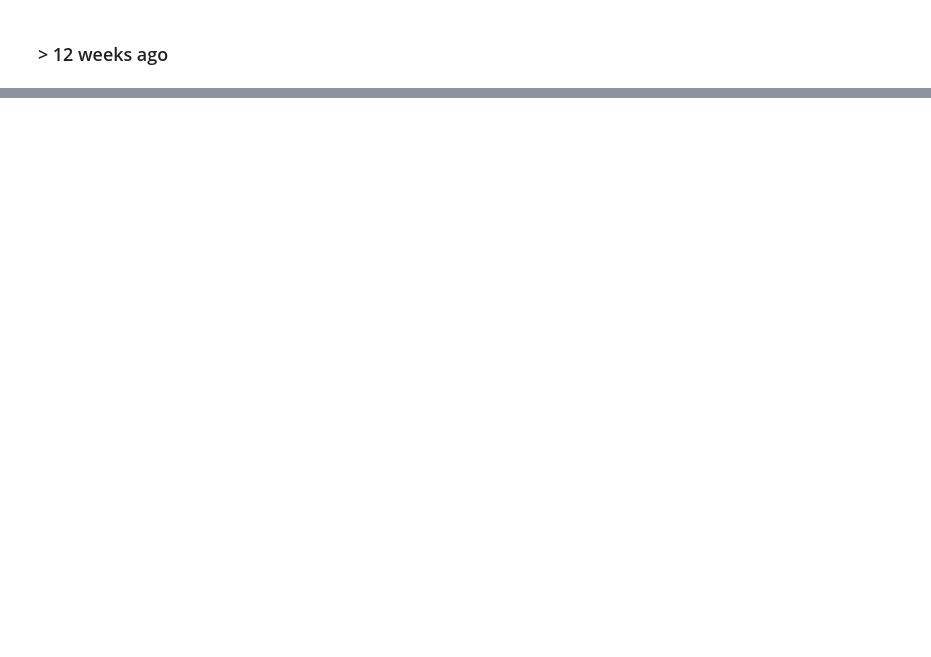
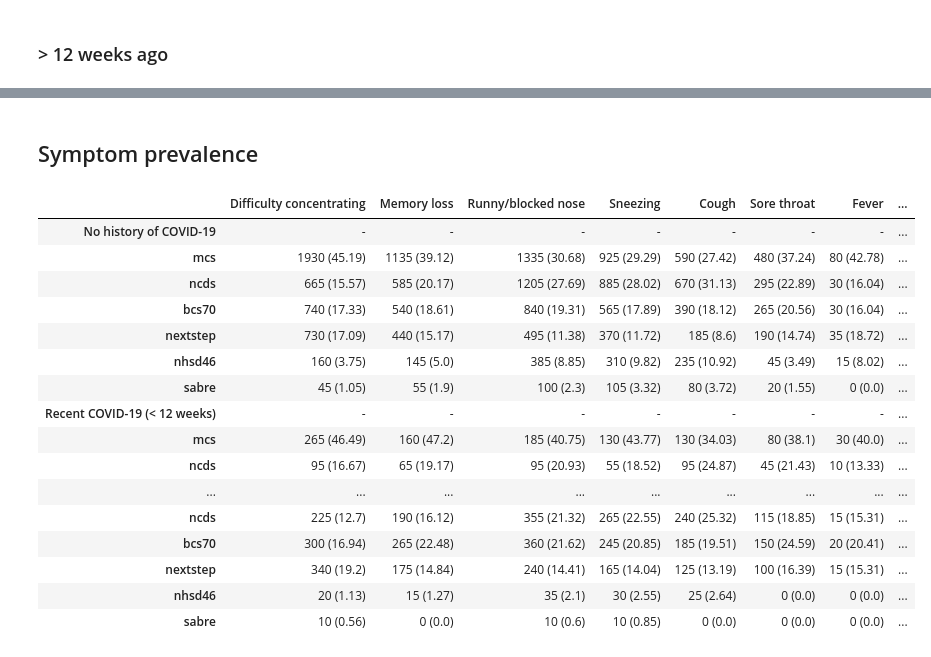
Before and after one commit to UKLLC/llc_0028, a Jupyter notebook: code/outputs/08_tables.ipynb, the cells around one changed output, grey strips where cells are left out. Cells and saved outputs as stored; diff of their text form; code cells hidden in the pictures; blank space fills up the shorter version.

```diff
--- a/code/08_tables.ipynb
+++ b/code/outputs/08_tables.ipynb
@@ -178,3 +178,64 @@ table
 | >2-4 weeks | 1.321 [0.975, 1.79] | 0.073 | 2.275 [1.629, 3.179] | <0.001 | 3.837 [2.532, 5.815] | <0.001 |
 | >4-12 weeks | 1.812 [1.18, 2.782] | 0.007 | 2.988 [1.886, 4.734] | <0.001 | 9.768 [6.03, 15.825] | <0.001 |
 | >12 weeks | - | - | - | - | - | - |
+# %% [markdown]
+## Symptom prevalence
+# %%
+files = ['llc_0028_symptom_prevalence_nocovid_data_v1_processed.csv',
+        'llc_0028_symptom_prevalence_l12_data_v1_processed.csv',
+        'llc_0028_symptom_prevalence_g12_data_v1_processed.csv']
+
+categories = ['No history of COVID-19',
+              'Recent COVID-19 (< 12 weeks)',
+              'Past COVID-19 ($\geq$ 12 weeks)']
+# %%
+def _round(x, base=5):
+    return base * round(x/base)
+# %%
+combined = pd.DataFrame()
+for i, fname in enumerate(files):
+    df = pd.read_csv(derived_dir + fname, index_col=0)
+    df = df.T
+    df = df.rename(columns = dict(zip(df.columns.values,
+                            [c.split('_')[0] for c in df.columns.values])))
+    df = df.T
+
+    for c in df.columns:
+
+        new = []
+
+        for value in df[c].values:
+
+            if value == -1:
+                new.append('<10 (-)')
+            else:
+                value = _round(value)
+                perc = round(value*100 / sum(df[c]),2)
+                new.append(f'{int(value)} ({perc})')
+
+        df[c] = new
+
+    header = pd.DataFrame(index = df.columns)
+    header[categories[i]] = ['-' for n in range(len(header))]
+    df = pd.concat([header.T, df])
+    combined = pd.concat([combined, df])
+# %%
+combined
+# %% [output]
+|  | Difficulty concentrating | Memory loss | Runny/blocked nose | Sneezing | Cough | Sore throat | Fever | ... |
+| No history of COVID-19 | - | - | - | - | - | - | - | ... |
+| mcs | 1930 (45.19) | 1135 (39.12) | 1335 (30.68) | 925 (29.29) | 590 (27.42) | 480 (37.24) | 80 (42.78) | ... |
+| ncds | 665 (15.57) | 585 (20.17) | 1205 (27.69) | 885 (28.02) | 670 (31.13) | 295 (22.89) | 30 (16.04) | ... |
+| bcs70 | 740 (17.33) | 540 (18.61) | 840 (19.31) | 565 (17.89) | 390 (18.12) | 265 (20.56) | 30 (16.04) | ... |
+| nextstep | 730 (17.09) | 440 (15.17) | 495 (11.38) | 370 (11.72) | 185 (8.6) | 190 (14.74) | 35 (18.72) | ... |
+| nhsd46 | 160 (3.75) | 145 (5.0) | 385 (8.85) | 310 (9.82) | 235 (10.92) | 45 (3.49) | 15 (8.02) | ... |
+| sabre | 45 (1.05) | 55 (1.9) | 100 (2.3) | 105 (3.32) | 80 (3.72) | 20 (1.55) | 0 (0.0) | ... |
+| Recent COVID-19 (< 12 weeks) | - | - | - | - | - | - | - | ... |
+| mcs | 265 (46.49) | 160 (47.2) | 185 (40.75) | 130 (43.77) | 130 (34.03) | 80 (38.1) | 30 (40.0) | ... |
+| ncds | 95 (16.67) | 65 (19.17) | 95 (20.93) | 55 (18.52) | 95 (24.87) | 45 (21.43) | 10 (13.33) | ... |
+| ... | ... | ... | ... | ... | ... | ... | ... | ... |
+| ncds | 225 (12.7) | 190 (16.12) | 355 (21.32) | 265 (22.55) | 240 (25.32) | 115 (18.85) | 15 (15.31) | ... |
+| bcs70 | 300 (16.94) | 265 (22.48) | 360 (21.62) | 245 (20.85) | 185 (19.51) | 150 (24.59) | 20 (20.41) | ... |
+| nextstep | 340 (19.2) | 175 (14.84) | 240 (14.41) | 165 (14.04) | 125 (13.19) | 100 (16.39) | 15 (15.31) | ... |
+| nhsd46 | 20 (1.13) | 15 (1.27) | 35 (2.1) | 30 (2.55) | 25 (2.64) | 0 (0.0) | 0 (0.0) | ... |
+| sabre | 10 (0.56) | 0 (0.0) | 10 (0.6) | 10 (0.85) | 0 (0.0) | 0 (0.0) | 0 (0.0) | ... |
```
Also changed, not shown: parts of 2 cells of this notebook, 32 other files.
